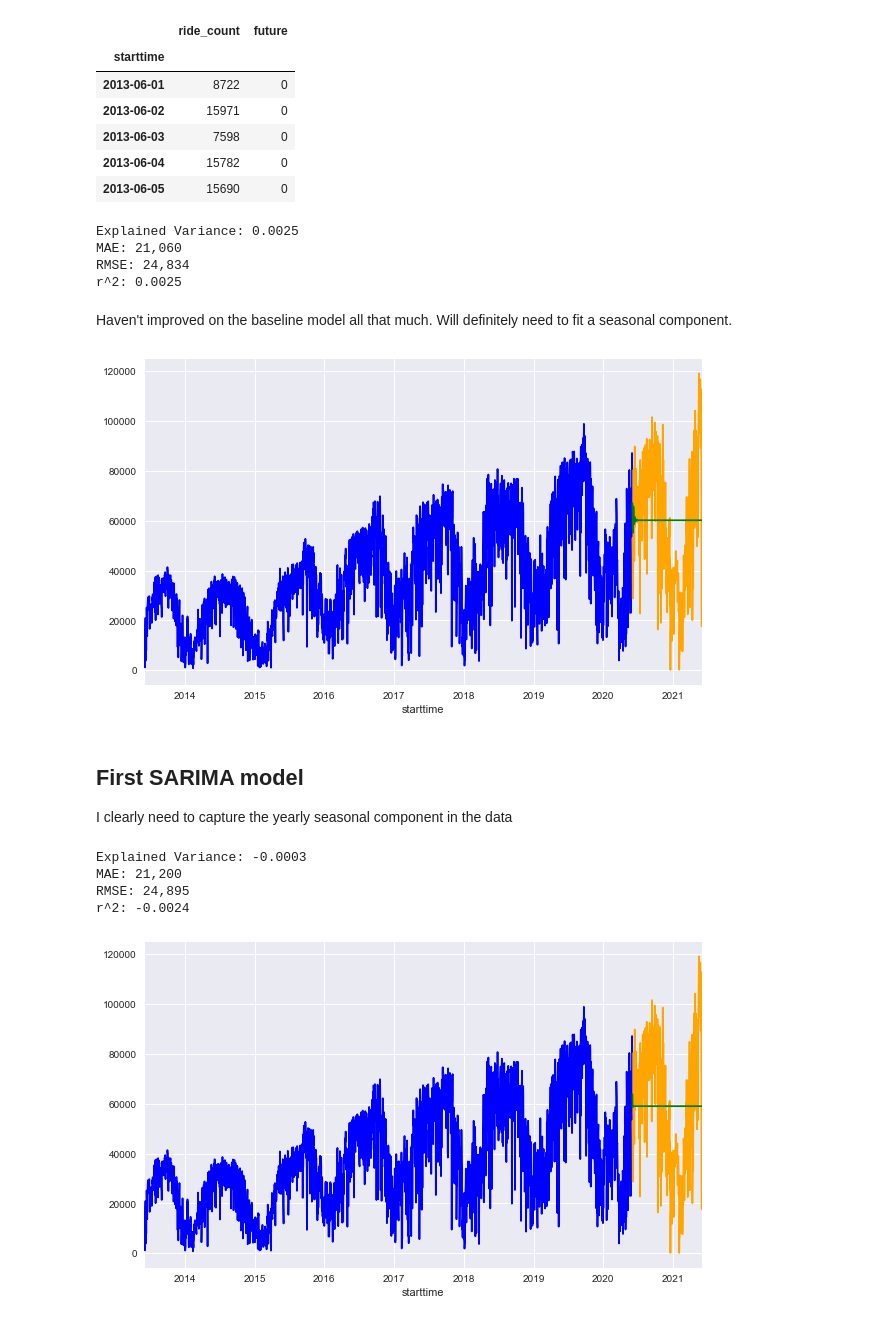
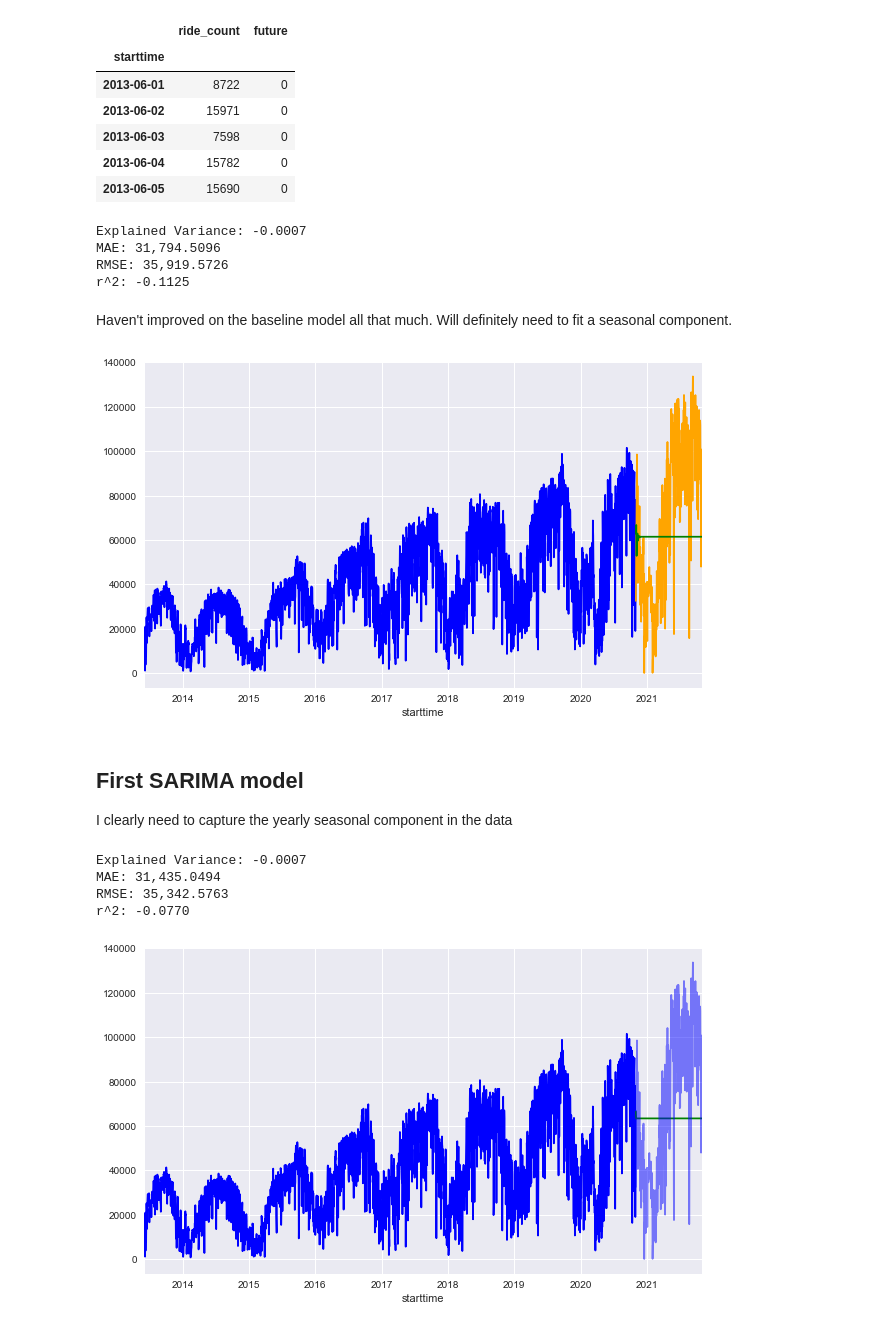
Before and after one commit to marvelje/citibike_ridership_project, a Jupyter notebook: citibike_arima.ipynb, the cells around one changed output. Cells and saved outputs as stored; diff of their text form; code cells hidden in the pictures.

Commit message:
SARIMA model on full dataset

```diff
--- a/citibike_arima.ipynb
+++ b/citibike_arima.ipynb
@@ -63,7 +65,8 @@ df.head()
 daily_ridership = df[['ride_count']].resample('1D').sum()
 
 # Filter for only data prior to 5/1/2021 (logic for this is in the EDA notebook)
-daily_ridership = daily_ridership[daily_ridership.index < '2021-06-01']
+# Note: this is commented out as I've found a better solution. Want to keep code in case I revert.
+# daily_ridership = daily_ridership[daily_ridership.index < '2021-06-01']
 
 # Backfill dates with 0 rides (logic for this change in EDA notebook)
 daily_ridership['ride_count'] = daily_ridership['ride_count'].replace(to_replace=0, method='bfill')
@@ -82,7 +85,7 @@ daily_ridership.insert(0, 't', range(len(daily_ridership)))
 # %%
 # Define bounds of train / test
 
-daily_ridership['future'] = (daily_ridership.index > '2020-05-31').astype('int')
+daily_ridership['future'] = (daily_ridership.index > '2020-10-31').astype('int')
 
 # Now plot
 plt.figure(figsize=(10,6))
@@ -239,12 +247,12 @@ daily_future_df['arima_preds'] = baseline_arima.forecast(steps = len(y_test))
 
 # Print metric summary
 
-results = report_metrics(future_df['ride_count'], daily_future_df['arima_preds'], True)
+results = report_metrics(daily_future_df['ride_count'], daily_future_df['arima_preds'], True)
 # %% [output]
-Explained Variance: 0.0025
-MAE: 21,060
-RMSE: 24,834
-r^2: 0.0025
+Explained Variance: -0.0007
+MAE: 31,794.5096
+RMSE: 35,919.5726
+r^2: -0.1125
 # %% [markdown]
 Haven't improved on the baseline model all that much. Will definitely need to fit a seasonal component.
 # %%
@@ -256,7 +264,7 @@ daily_ridership.loc[daily_ridership.future == 0, 'ride_count'].plot(color='blue'
 daily_ridership.loc[daily_ridership.future == 1, 'ride_count'].plot(color='orange', label='actual test', ax=ax)
 daily_future_df['arima_preds'].plot(color='green', label='predicted test', ax=ax);
 # %% [output]
-[figure, old version]
+[figure, new version]
 # %% [markdown]
 ## First SARIMA model
 
@@ -269,22 +277,23 @@ baseline_sarima = seas_arima.fit()
 # %%
 # Create predictions based on the model and store it in a new dataframe
 
-daily_future_df = daily_ridership.loc[daily_ridership.future == 1].copy()
-daily_future_df['preds'] = baseline_sarima.forecast(steps = len(y_test))
+daily_future_df['seas_arima_preds'] = baseline_sarima.forecast(steps = len(y_test))
 
 # Print metric summary
 
-results = report_metrics(daily_future_df['ride_count'], daily_future_df['preds_sarima'], True)
+results = report_metrics(daily_future_df['ride_count'], daily_future_df['seas_arima_preds'], True)
 # %% [output]
-Explained Variance: -0.0003
-MAE: 21,200
-RMSE: 24,895
-r^2: -0.0024
+Explained Variance: -0.0007
+MAE: 31,435.0494
+RMSE: 35,342.5763
+r^2: -0.0770
 # %%
-fig, ax = plt.subplots(figsize=(10,6))
+# fig, ax = plt.subplots(figsize=(10,6))
 
-daily_ridership.loc[daily_ridership.future == 0, 'ride_count'].plot(color='blue', label='actual train', ax=ax)
-daily_ridership.loc[daily_ridership.future == 1, 'ride_count'].plot(color='orange', label='actual test', ax=ax)
-future_df['preds'].plot(color='green', label='predicted test', ax=ax);
+# daily_ridership.loc[daily_ridership.future == 0, 'ride_count'].plot(color='blue', label='actual train', ax=ax)
+# daily_ridership.loc[daily_ridership.future == 1, 'ride_count'].plot(color='orange', label='actual test', ax=ax)
+# daily_future_df['seas_arima_preds'].plot(color='green', label='predicted test', ax=ax);
+
+plot_results(daily_ridership, daily_future_df['seas_arima_preds'], False)
 # %% [output]
-[figure, old version]
+[figure, new version]
```
Also changed, not shown: parts of 85 cells of this notebook, 3 other files.
